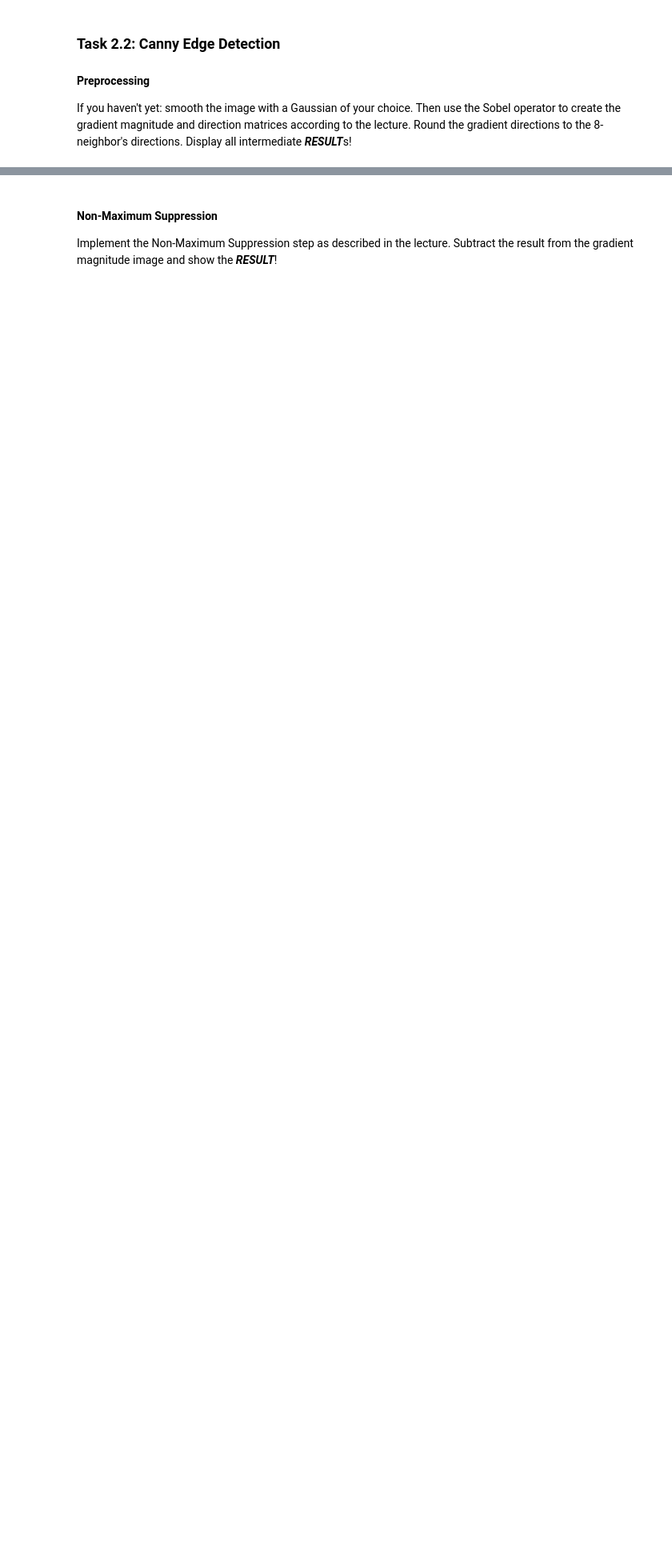
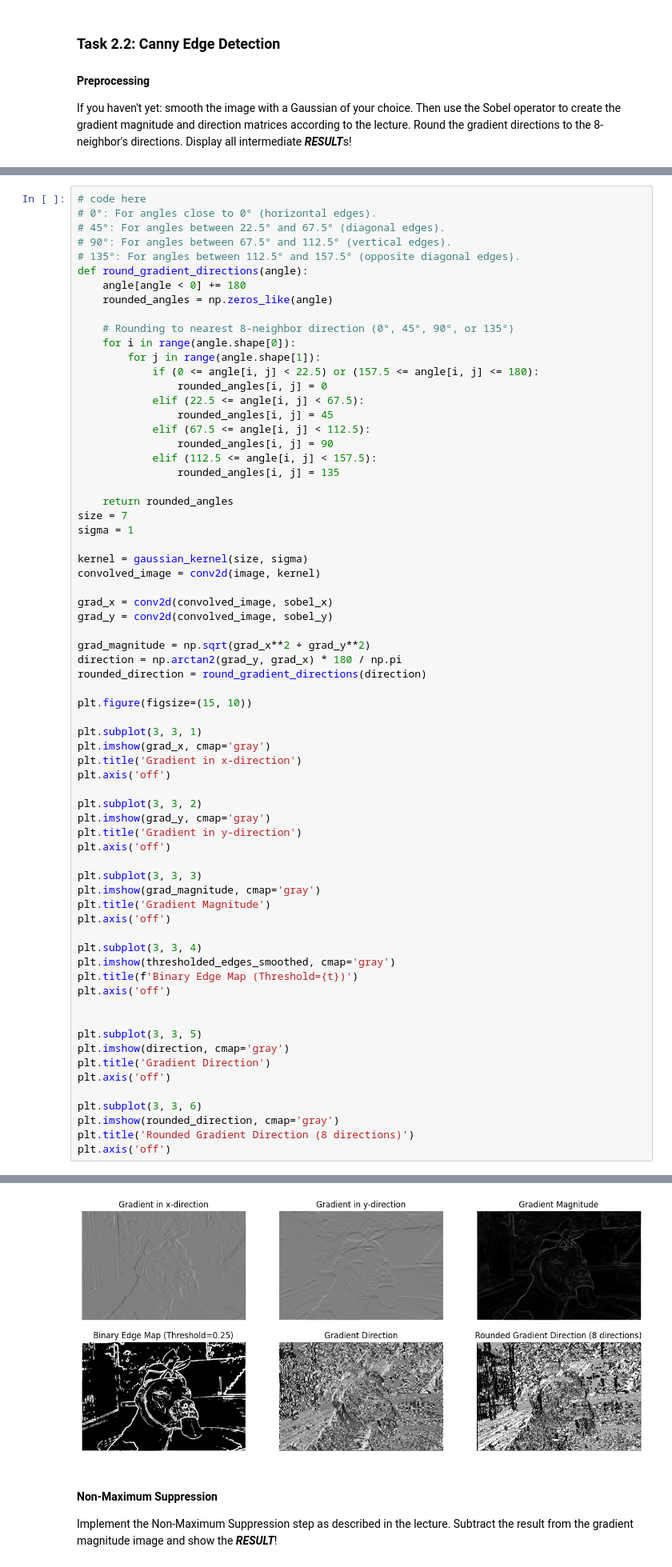
Before and after one commit to DuckDackRun/computer-vision, a Jupyter notebook: assignment02.ipynb, the cells around one changed output, grey strips where cells are left out. Shown at 80% size. Saved outputs shown, nothing was run; the diff lists cells and outputs as text; blank space fills up the shorter version.

```diff
--- a/assignment02.ipynb
+++ b/assignment02.ipynb
@@ -125,0 +121,69 @@ edges_smoothed = gradient_magnitude_smoothed > threshold
+# %%
+# code here
+# 0°: For angles close to 0° (horizontal edges).
+# 45°: For angles between 22.5° and 67.5° (diagonal edges).
+# 90°: For angles between 67.5° and 112.5° (vertical edges).
+# 135°: For angles between 112.5° and 157.5° (opposite diagonal edges).
+def round_gradient_directions(angle):
+    angle[angle < 0] += 180
+    rounded_angles = np.zeros_like(angle)
+
+    # Rounding to nearest 8-neighbor direction (0°, 45°, 90°, or 135°)
+    for i in range(angle.shape[0]):
+        for j in range(angle.shape[1]):
+            if (0 <= angle[i, j] < 22.5) or (157.5 <= angle[i, j] <= 180):
+                rounded_angles[i, j] = 0
+            elif (22.5 <= angle[i, j] < 67.5):
+                rounded_angles[i, j] = 45
+            elif (67.5 <= angle[i, j] < 112.5):
+                rounded_angles[i, j] = 90
+            elif (112.5 <= angle[i, j] < 157.5):
+                rounded_angles[i, j] = 135
+
+    return rounded_angles
+size = 7
+sigma = 1
+
+kernel = gaussian_kernel(size, sigma)
+convolved_image = conv2d(image, kernel)
+
+grad_x = conv2d(convolved_image, sobel_x)
+grad_y = conv2d(convolved_image, sobel_y)
+
+grad_magnitude = np.sqrt(grad_x**2 + grad_y**2)
+direction = np.arctan2(grad_y, grad_x) * 180 / np.pi
+rounded_direction = round_gradient_directions(direction)
+
+plt.figure(figsize=(15, 10))
+
+plt.subplot(3, 3, 1)
+plt.imshow(grad_x, cmap='gray')
+plt.title('Gradient in x-direction')
+plt.axis('off')
+
+plt.subplot(3, 3, 2)
+plt.imshow(grad_y, cmap='gray')
+plt.title('Gradient in y-direction')
+plt.axis('off')
+
+plt.subplot(3, 3, 3)
+plt.imshow(grad_magnitude, cmap='gray')
+plt.title('Gradient Magnitude')
+plt.axis('off')
+
+plt.subplot(3, 3, 4)
+plt.imshow(thresholded_edges_smoothed, cmap='gray')
+plt.title(f'Binary Edge Map (Threshold={t})')
+plt.axis('off')
+
+
+plt.subplot(3, 3, 5)
+plt.imshow(direction, cmap='gray')
+plt.title('Gradient Direction')
+plt.axis('off')
+
+plt.subplot(3, 3, 6)
+plt.imshow(rounded_direction, cmap='gray')
+plt.title('Rounded Gradient Direction (8 directions)')
+plt.axis('off')
+# %% [output]
@@ -126,3 +191,4 @@ edges_smoothed = gradient_magnitude_smoothed > threshold
+[figure, added]
 # %% [markdown]
 #### Non-Maximum Suppression
 Implement the Non-Maximum Suppression step as described in the lecture. Subtract the result from the gradient magnitude image and show the ***RESULT***!
```
Also changed, not shown: parts of 14 cells of this notebook, 1 other file.
